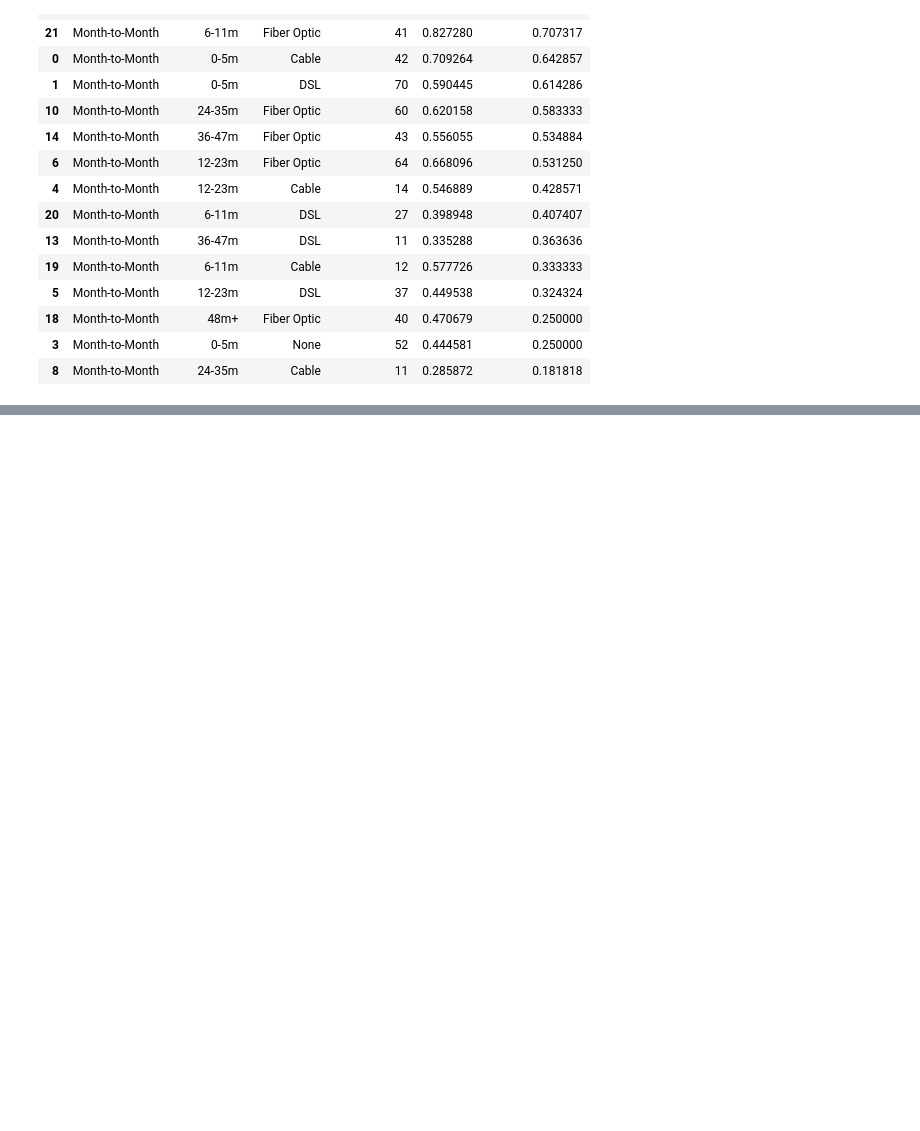
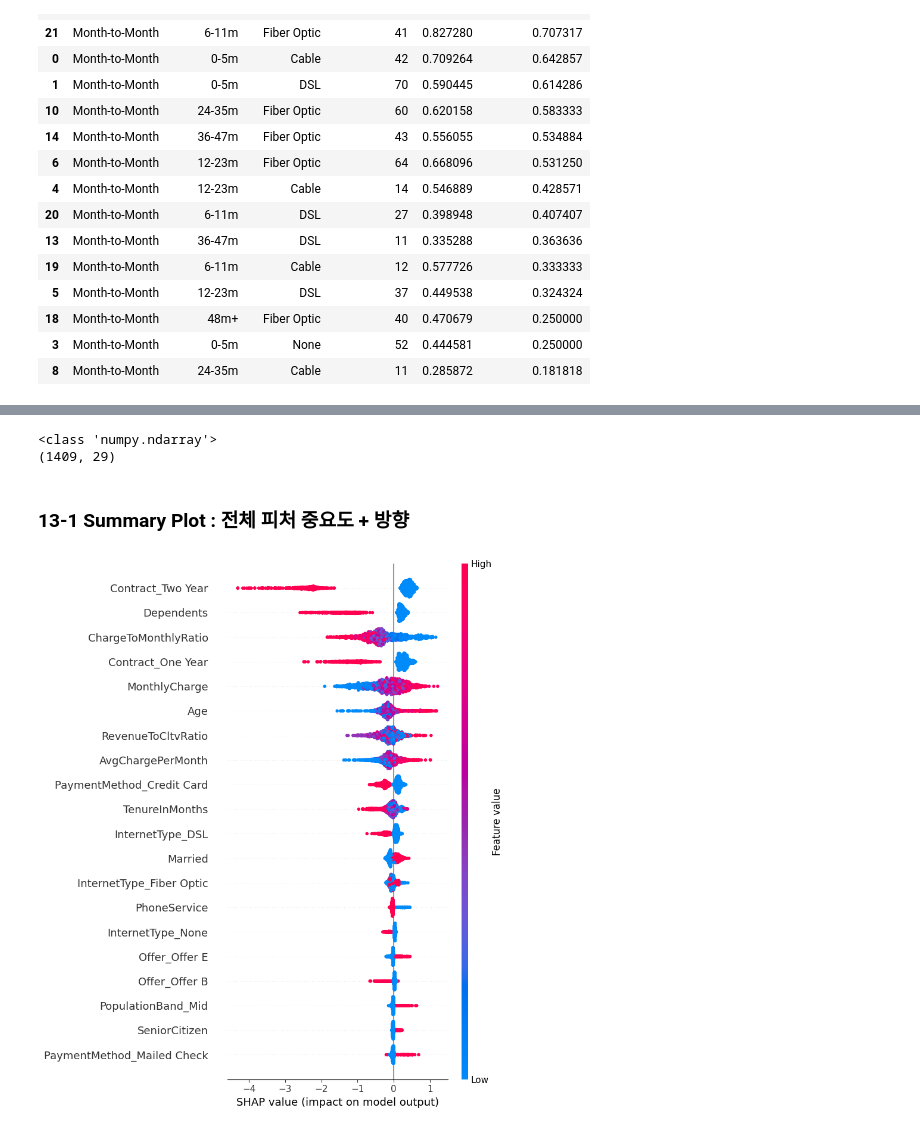
Before and after one commit to ppark6189/telco_churn_prediction_analysis, a Jupyter notebook: notebook/Telco_Churn_Analysis_EDA_to_Machine_Learning.ipynb, the cells around one changed output, grey strips where cells are left out. Cells and saved outputs as stored; diff of their text form; code cells hidden in the pictures; blank space fills up the shorter version.

```diff
--- a/notebook/Telco_Churn_Analysis_EDA_to_Machine_Learning.ipynb
+++ b/notebook/Telco_Churn_Analysis_EDA_to_Machine_Learning.ipynb
@@ -1135,0 +1264,15 @@ symptom_rules.head(15)
+# %%
+explainer_fs = shap.TreeExplainer(xgb_model_fs)
+shap_values_fs = explainer_fs.shap_values(X_fs_test)
+# %%
+print(type(shap_values_fs))
+print(np.array(shap_values_fs).shape)
+# %% [output]
+<class 'numpy.ndarray'>
+(1409, 29)
+# %% [markdown]
+### 13-1 Summary Plot : 전체 피처 중요도 + 방향
+# %%
+shap.summary_plot(shap_values_fs, X_fs_test, feature_names=X_fs_test.columns)
+# %% [output]
+[figure, added]
```
Also changed, not shown: parts of 51 cells of this notebook, 1 other file.
